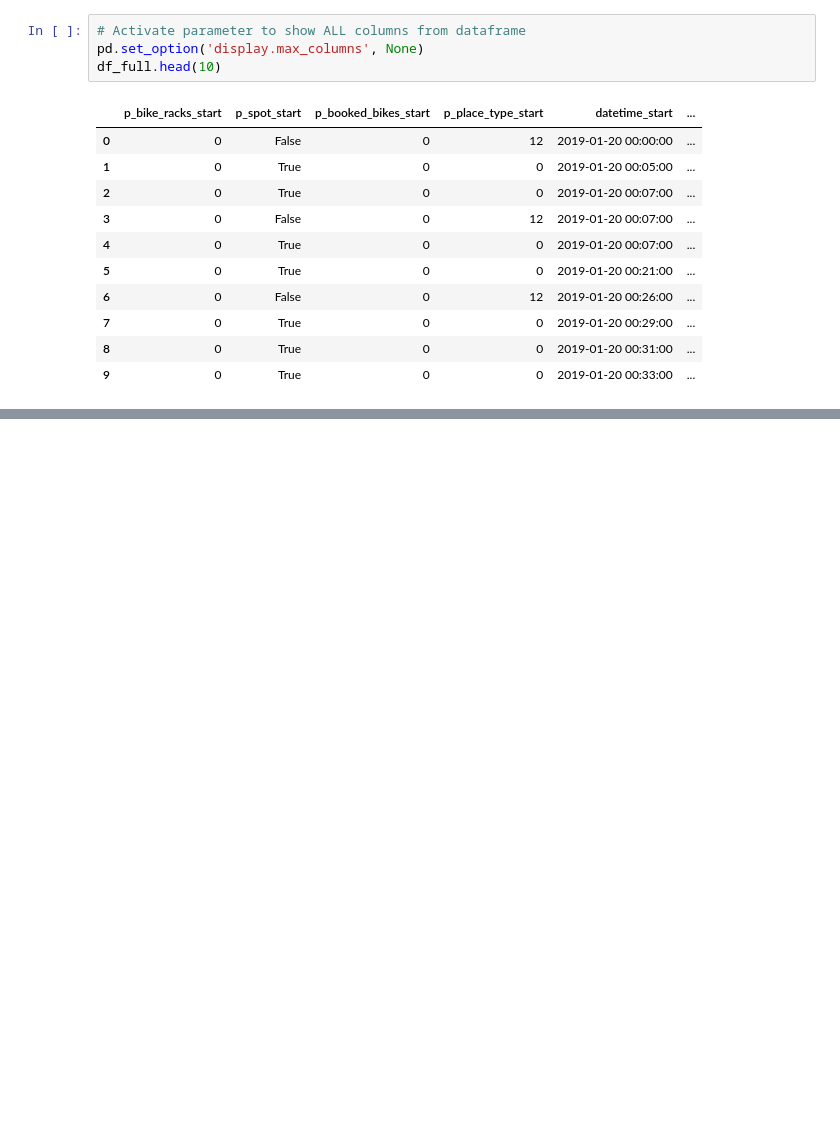
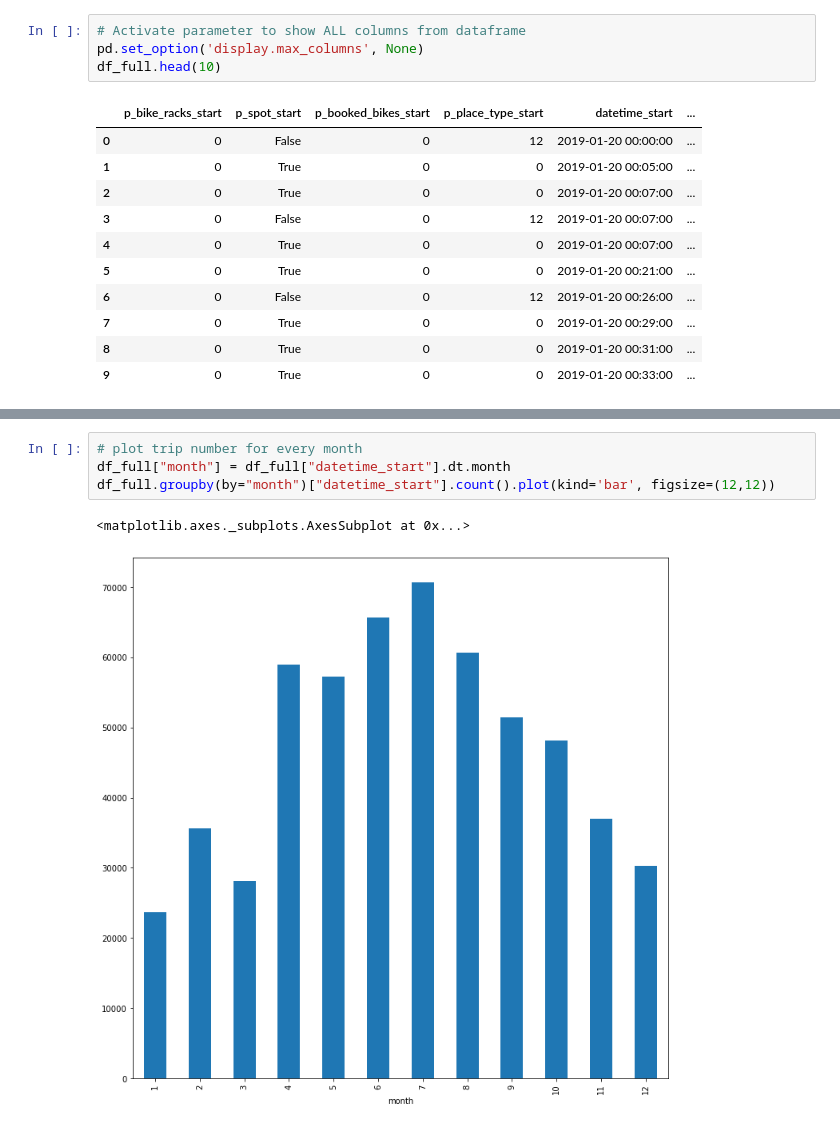
Before and after one commit to mulko93/AAA_Jupyter_Explorers, a Jupyter notebook: notebooks/01_CreateTripData.ipynb, the cells around one changed output, grey strips where cells are left out. Saved outputs shown, nothing was run; the diff lists cells and outputs as text; blank space fills up the shorter version.

```diff
--- a/notebooks/01_CreateTripData.ipynb
+++ b/notebooks/01_CreateTripData.ipynb
@@ -222,0 +250,7 @@ df_full.head(10)
+# %%
+# plot trip number for every month
+df_full["month"] = df_full["datetime_start"].dt.month
+df_full.groupby(by="month")["datetime_start"].count().plot(kind='bar', figsize=(12,12))
+# %% [output]
+<matplotlib.axes._subplots.AxesSubplot at 0x...>
+[figure, added]
```
Also changed, not shown: parts of 19 cells of this notebook.
